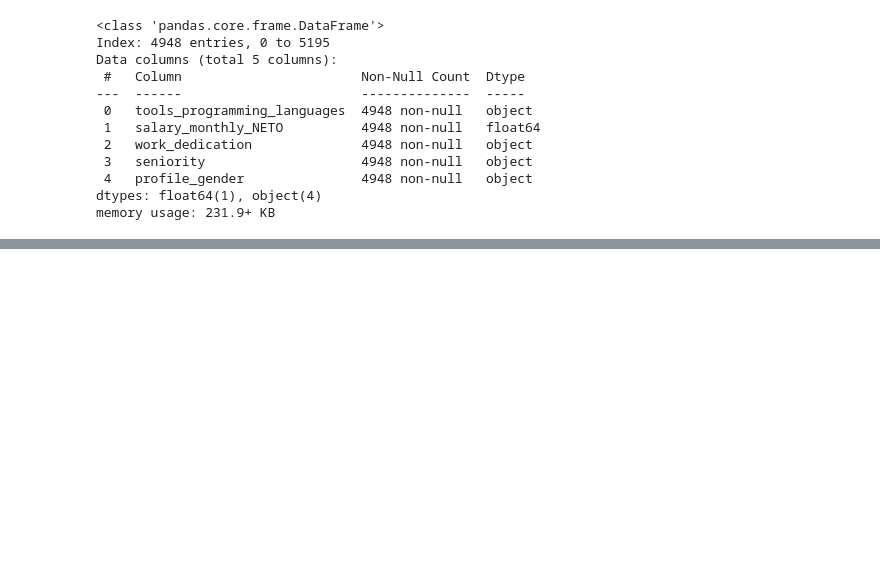
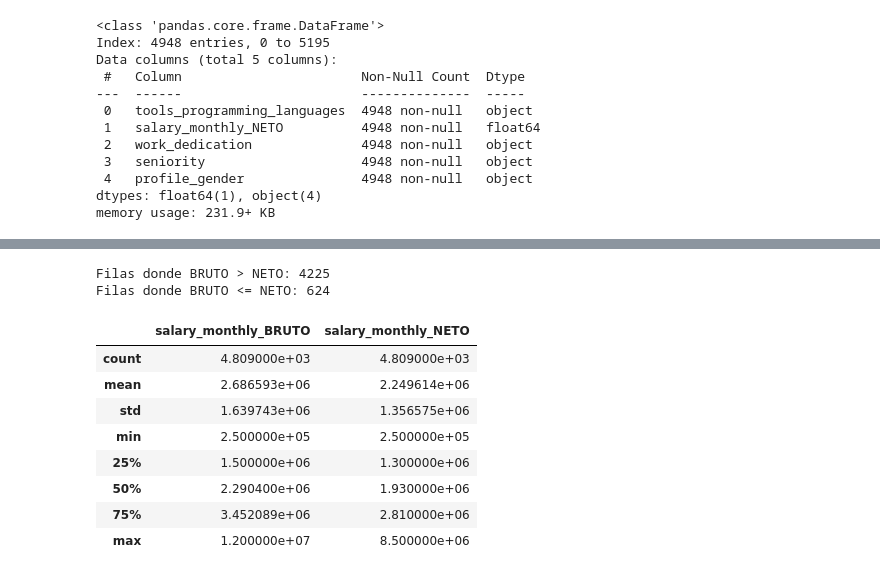
Before and after one commit to sgruyzcki/DiploDatos2026, a Jupyter notebook: Análisis y Visualización de Datos/practico2/Entregable_Parte_2_Sergio.ipynb, the cells around one changed output, grey strips where cells are left out. Saved outputs shown, nothing was run; the diff lists cells and outputs as text; code cells hidden in the pictures; blank space fills up the shorter version.

```diff
--- a/Análisis y Visualización de Datos/practico2/Entregable_Parte_2_Sergio.ipynb
+++ b/Análisis y Visualización de Datos/practico2/Entregable_Parte_2_Sergio.ipynb
@@ -384,0 +320,32 @@ stats_women_filtered
+# %%
+# Verificación BRUTO > NETO
+consistency = df_bounded.salary_monthly_BRUTO > df_bounded.salary_monthly_NETO
+
+# Contar la cantidad de veces que se cumple la condición
+count_true = consistency.sum()
+count_false = (~consistency).sum()
+
+print(f"Filas donde BRUTO > NETO: {count_true}")
+print(f"Filas donde BRUTO <= NETO: {count_false}")
+# %% [output]
+Filas donde BRUTO > NETO: 4225
+Filas donde BRUTO <= NETO: 624
+# %%
+# Agregar flagger (booleano)
+df_bounded['bruto_mayor_que_neto'] = consistency
+
+# Eliminar filas con ratio > 1.5: Errores evidentes
+df_bounded = df_bounded[
+    df_bounded['salary_monthly_NETO'] / df_bounded['salary_monthly_BRUTO'] < 1.5]
+
+df_bounded[["salary_monthly_BRUTO", "salary_monthly_NETO"]].describe()
+# %% [output]
+|  | salary_monthly_BRUTO | salary_monthly_NETO |
+| count | 4.809000e+03 | 4.809000e+03 |
+| mean | 2.686593e+06 | 2.249614e+06 |
+| std | 1.639743e+06 | 1.356575e+06 |
+| min | 2.500000e+05 | 2.500000e+05 |
+| 25% | 1.500000e+06 | 1.300000e+06 |
+| 50% | 2.290400e+06 | 1.930000e+06 |
+| 75% | 3.452089e+06 | 2.810000e+06 |
+| max | 1.200000e+07 | 8.500000e+06 |
```
Also changed, not shown: parts of 8 cells of this notebook.
